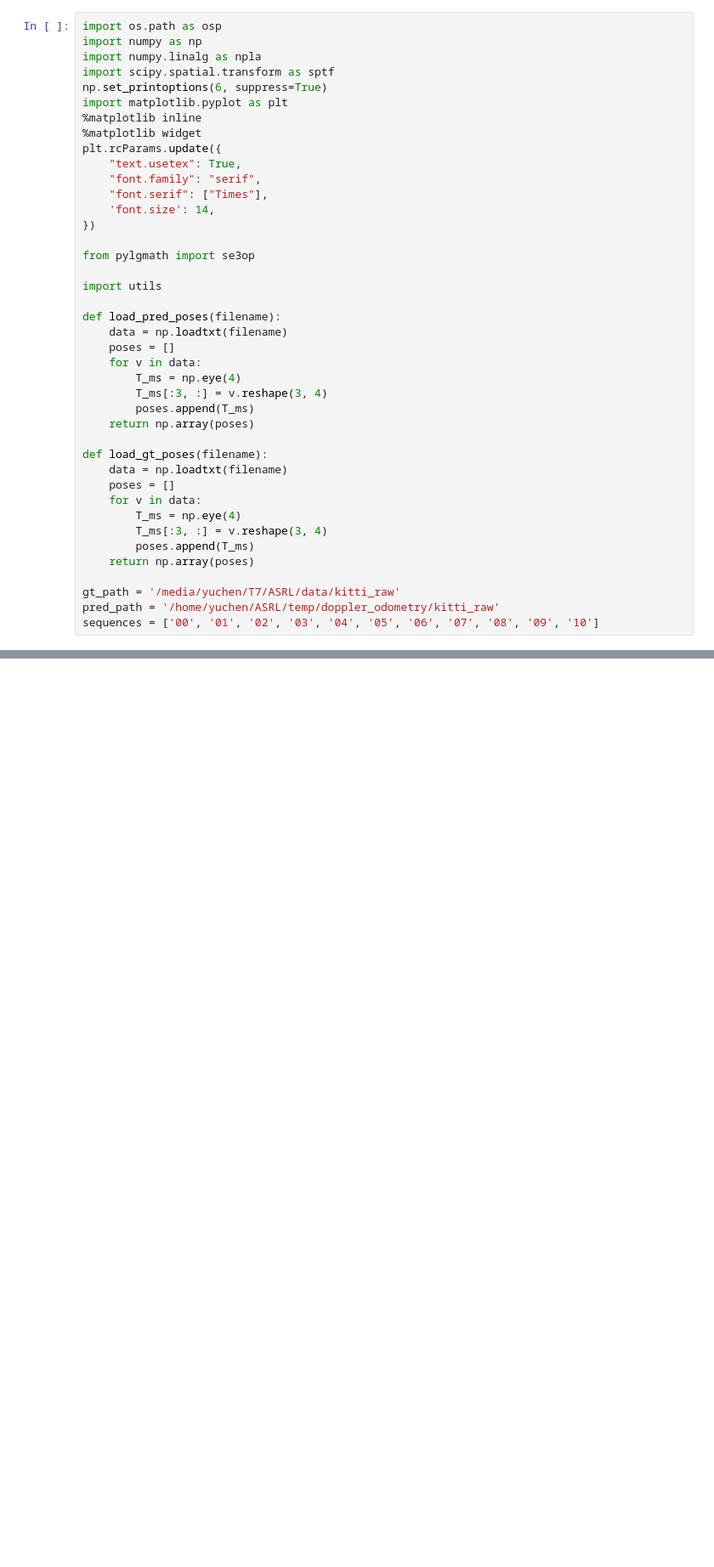
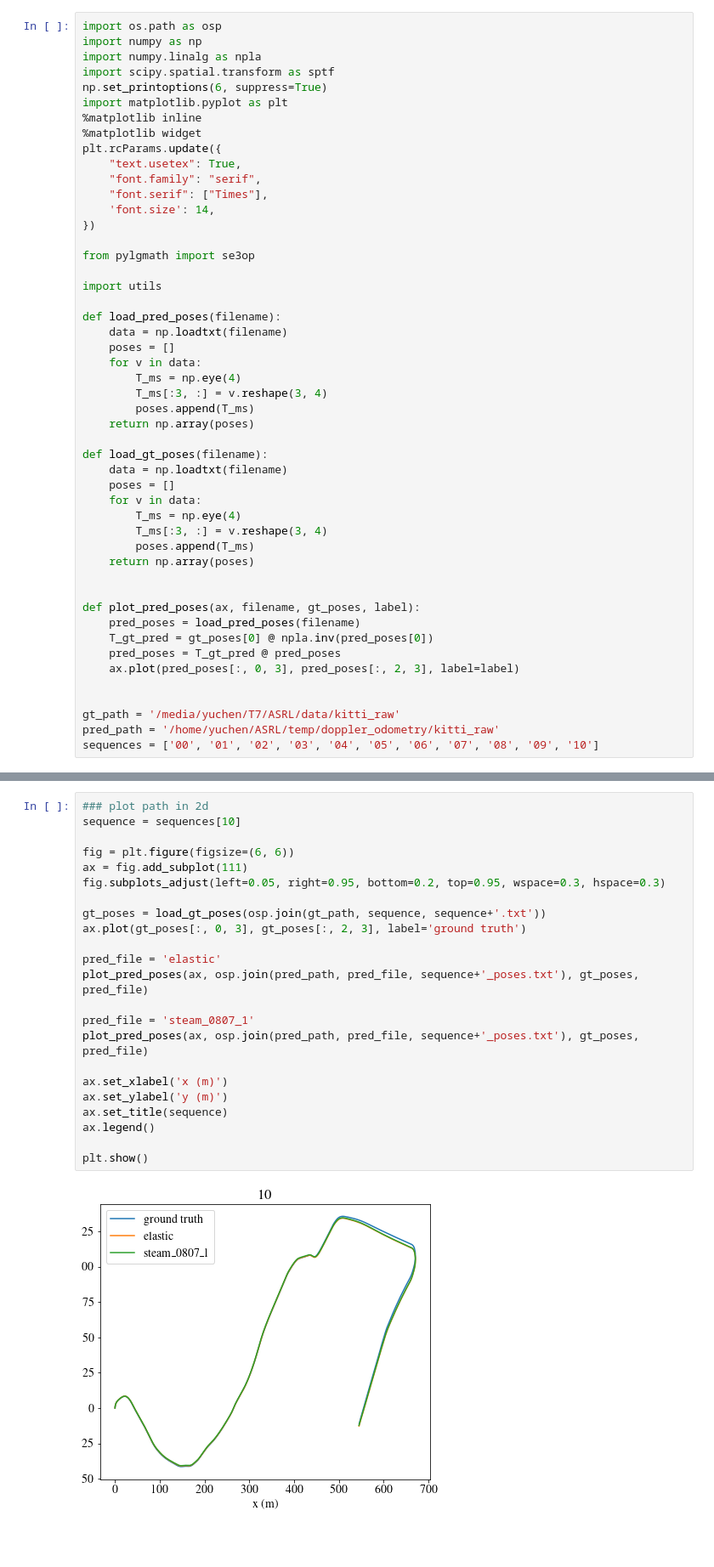
Before and after one commit to cheneyuwu/ct_icp, a Jupyter notebook: steam_icp/script/plot_kitti_raw_poses.ipynb, the cells around one changed output, grey strips where cells are left out. Shown at 85% size. Saved outputs shown, nothing was run; the diff lists cells and outputs as text; blank space fills up the shorter version.

```diff
--- a/steam_icp/script/plot_kitti_raw_poses.ipynb
+++ b/steam_icp/script/plot_kitti_raw_poses.ipynb
@@ -36,6 +36,14 @@ def load_gt_poses(filename):
         poses.append(T_ms)
     return np.array(poses)
 
+
+def plot_pred_poses(ax, filename, gt_poses, label):
+    pred_poses = load_pred_poses(filename)
+    T_gt_pred = gt_poses[0] @ npla.inv(pred_poses[0])
+    pred_poses = T_gt_pred @ pred_poses
+    ax.plot(pred_poses[:, 0, 3], pred_poses[:, 2, 3], label=label)
+
+
 gt_path = '/media/yuchen/T7/ASRL/data/kitti_raw'
 pred_path = '/home/yuchen/ASRL/temp/doppler_odometry/kitti_raw'
 sequences = ['00', '01', '02', '03', '04', '05', '06', '07', '08', '09', '10']
@@ -79,0 +94,25 @@ plt.show()
+# %%
+### plot path in 2d
+sequence = sequences[10]
+
+fig = plt.figure(figsize=(6, 6))
+ax = fig.add_subplot(111)
+fig.subplots_adjust(left=0.05, right=0.95, bottom=0.2, top=0.95, wspace=0.3, hspace=0.3)
+
+gt_poses = load_gt_poses(osp.join(gt_path, sequence, sequence+'.txt'))
+ax.plot(gt_poses[:, 0, 3], gt_poses[:, 2, 3], label='ground truth')
+
+pred_file = 'elastic'
+plot_pred_poses(ax, osp.join(pred_path, pred_file, sequence+'_poses.txt'), gt_poses, pred_file)
+
+pred_file = 'steam_0807_1'
+plot_pred_poses(ax, osp.join(pred_path, pred_file, sequence+'_poses.txt'), gt_poses, pred_file)
+
+ax.set_xlabel('x (m)')
+ax.set_ylabel('y (m)')
+ax.set_title(sequence)
+ax.legend()
+
+plt.show()
+# %% [output]
+[figure, added]
```
Also changed, not shown: parts of 2 cells of this notebook, 7 other files.
